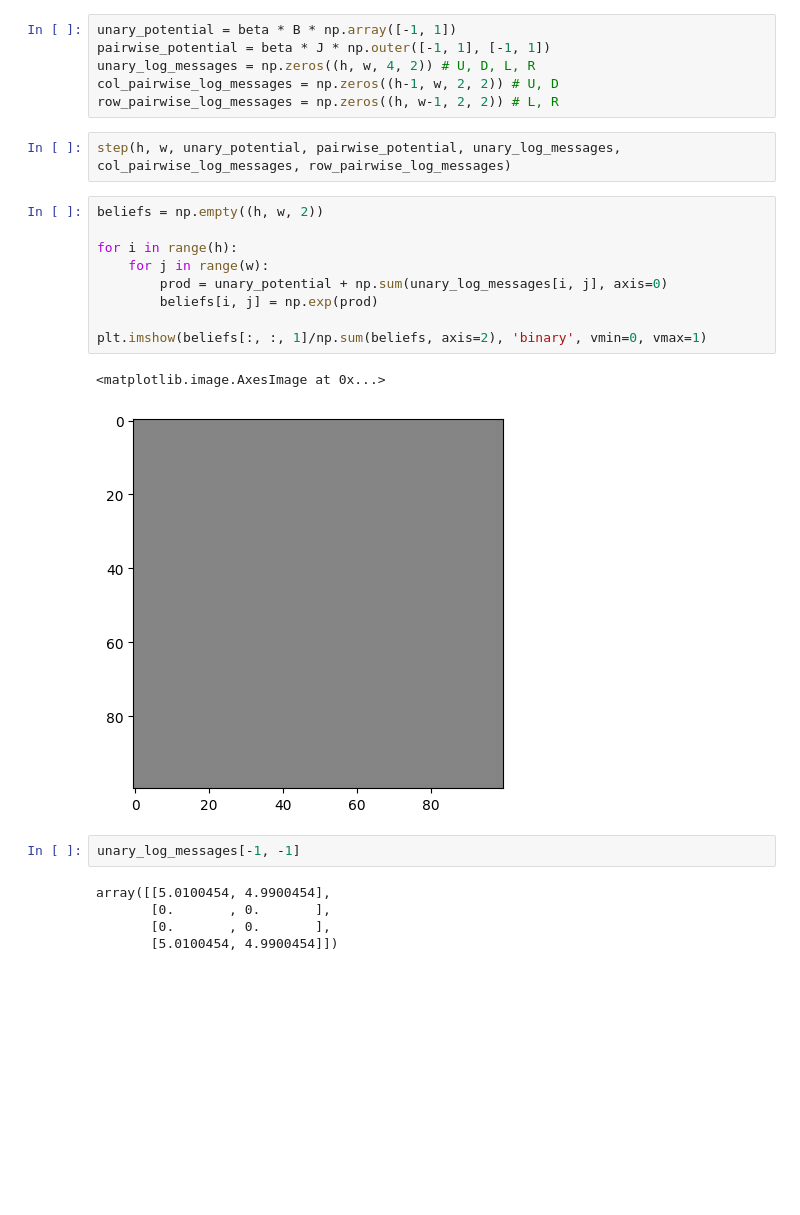
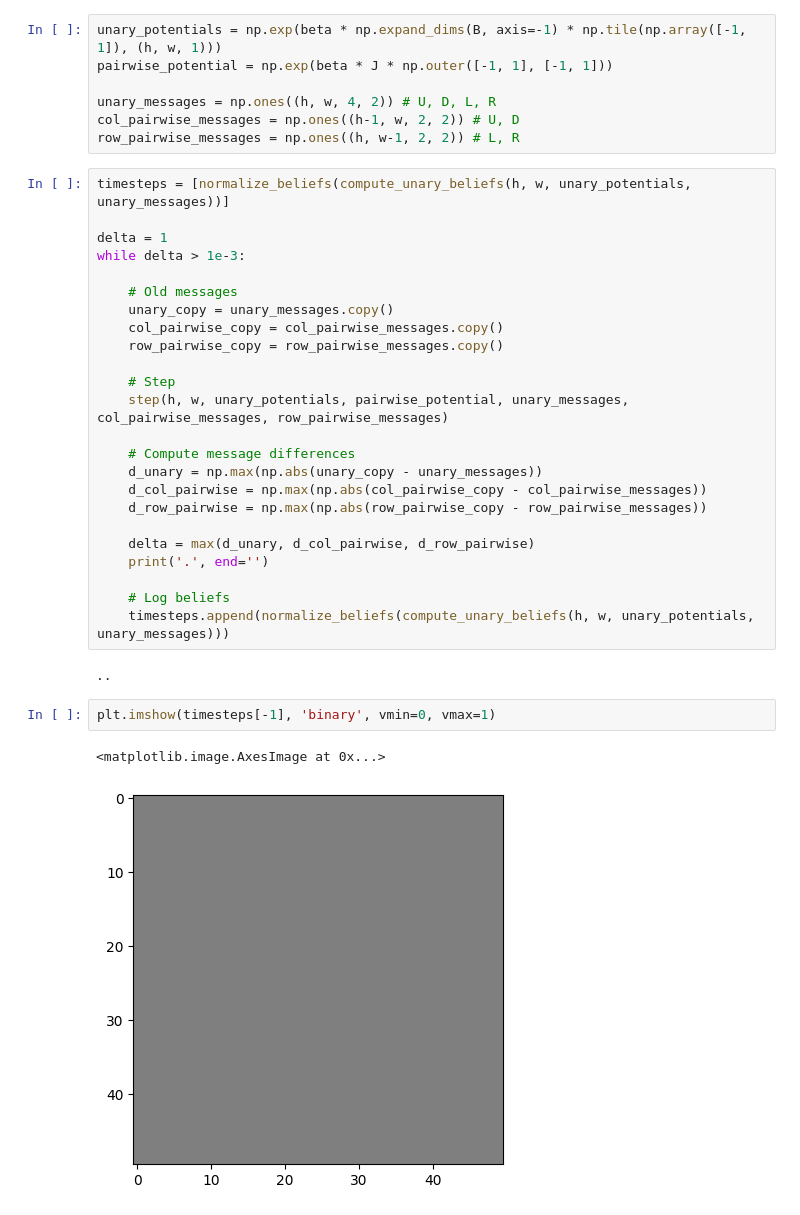
Before and after one commit to jshe2304/ttic31180, a Jupyter notebook: project/bp.ipynb, the cells around one changed output. Drawn from its saved outputs; the diff is of its cells as text; blank space fills up the shorter version.

```diff
--- a/project/bp.ipynb
+++ b/project/bp.ipynb
@@ -22,27 +25,38 @@ n_steps = 500
 # %%
-unary_potential = beta * B * np.array([-1, 1])
-pairwise_potential = beta * J * np.outer([-1, 1], [-1, 1])
-unary_log_messages = np.zeros((h, w, 4, 2)) # U, D, L, R
-col_pairwise_log_messages = np.zeros((h-1, w, 2, 2)) # U, D
-row_pairwise_log_messages = np.zeros((h, w-1, 2, 2)) # L, R
+unary_potentials = np.exp(beta * np.expand_dims(B, axis=-1) * np.tile(np.array([-1, 1]), (h, w, 1)))
+pairwise_potential = np.exp(beta * J * np.outer([-1, 1], [-1, 1]))
+
+unary_messages = np.ones((h, w, 4, 2)) # U, D, L, R
+col_pairwise_messages = np.ones((h-1, w, 2, 2)) # U, D
+row_pairwise_messages = np.ones((h, w-1, 2, 2)) # L, R
 # %%
-step(h, w, unary_potential, pairwise_potential, unary_log_messages, col_pairwise_log_messages, row_pairwise_log_messages)
+timesteps = [normalize_beliefs(compute_unary_beliefs(h, w, unary_potentials, unary_messages))]
+
+delta = 1
+while delta > 1e-3:
+
+    # Old messages
+    unary_copy = unary_messages.copy()
+    col_pairwise_copy = col_pairwise_messages.copy()
+    row_pairwise_copy = row_pairwise_messages.copy()
+
+    # Step
+    step(h, w, unary_potentials, pairwise_potential, unary_messages, col_pairwise_messages, row_pairwise_messages)
+
+    # Compute message differences
+    d_unary = np.max(np.abs(unary_copy - unary_messages))
+    d_col_pairwise = np.max(np.abs(col_pairwise_copy - col_pairwise_messages))
+    d_row_pairwise = np.max(np.abs(row_pairwise_copy - row_pairwise_messages))
+
+    delta = max(d_unary, d_col_pairwise, d_row_pairwise)
+    print('.', end='')
+
+    # Log beliefs
+    timesteps.append(normalize_beliefs(compute_unary_beliefs(h, w, unary_potentials, unary_messages)))
+# %% [output]
+..
-# %%
-beliefs = np.empty((h, w, 2))
-
-for i in range(h):
-    for j in range(w):
-        prod = unary_potential + np.sum(unary_log_messages[i, j], axis=0)
-        beliefs[i, j] = np.exp(prod)
-
-plt.imshow(beliefs[:, :, 1]/np.sum(beliefs, axis=2), 'binary', vmin=0, vmax=1)
-# %% [output]
-<matplotlib.image.AxesImage at 0x...>
-[figure, removed]
-# %%
-unary_log_messages[-1, -1]
-# %% [output]
-array([[5.0100454, 4.9900454],
-       [0.       , 0.       ],
-       [0.       , 0.       ],
-       [5.0100454, 4.9900454]])
+# %%
+plt.imshow(timesteps[-1], 'binary', vmin=0, vmax=1)
+# %% [output]
+<matplotlib.image.AxesImage at 0x...>
+[figure, added]
```
Also changed, not shown: parts of 4 cells of this notebook, 18 other files.
